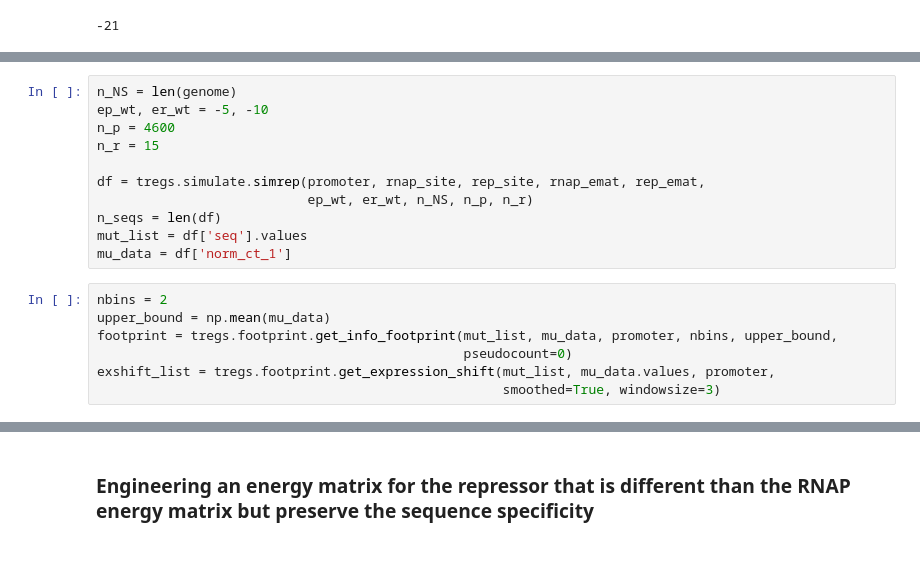
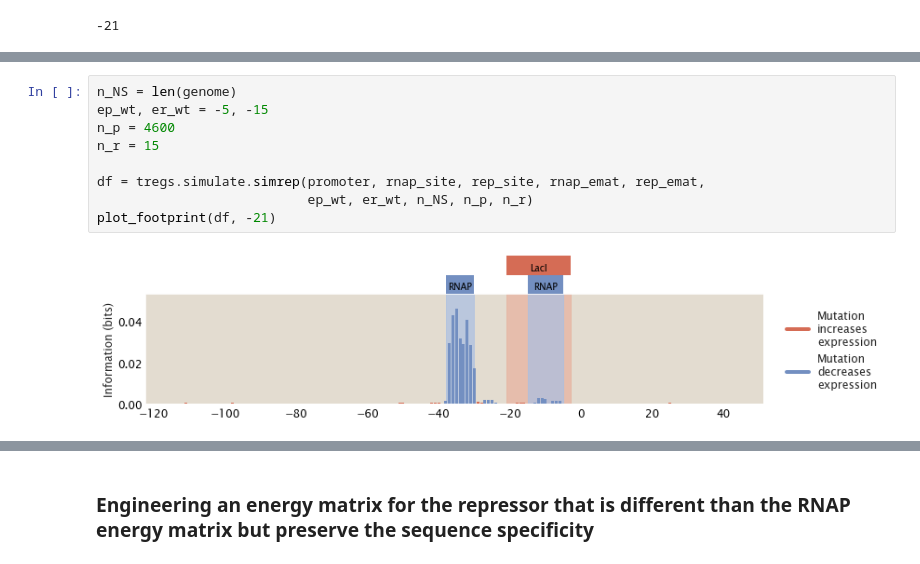
Before and after one commit to RPGroup-PBoC/theoretical_regseq, a Jupyter notebook: notebooks/overlapping_binding_sites.ipynb, the cells around one changed output, grey strips where cells are left out. Cells and saved outputs as stored; diff of their text form.

```diff
--- a/notebooks/overlapping_binding_sites.ipynb
+++ b/notebooks/overlapping_binding_sites.ipynb
@@ -188,18 +144,11 @@ plt.show()
 # %%
 n_NS = len(genome)
-ep_wt, er_wt = -5, -10
+ep_wt, er_wt = -5, -15
 n_p = 4600
 n_r = 15
 
 df = tregs.simulate.simrep(promoter, rnap_site, rep_site, rnap_emat, rep_emat,
                            ep_wt, er_wt, n_NS, n_p, n_r)
-n_seqs = len(df)
-mut_list = df['seq'].values
-mu_data = df['norm_ct_1']
+plot_footprint(df, -21)
+# %% [output]
+[figure, added]
-# %%
-nbins = 2
-upper_bound = np.mean(mu_data)
-footprint = tregs.footprint.get_info_footprint(mut_list, mu_data, promoter, nbins, upper_bound,
-                                               pseudocount=0)
-exshift_list = tregs.footprint.get_expression_shift(mut_list, mu_data.values, promoter,
-                                                    smoothed=True, windowsize=3)
```
Also changed, not shown: parts of 20 cells of this notebook.
